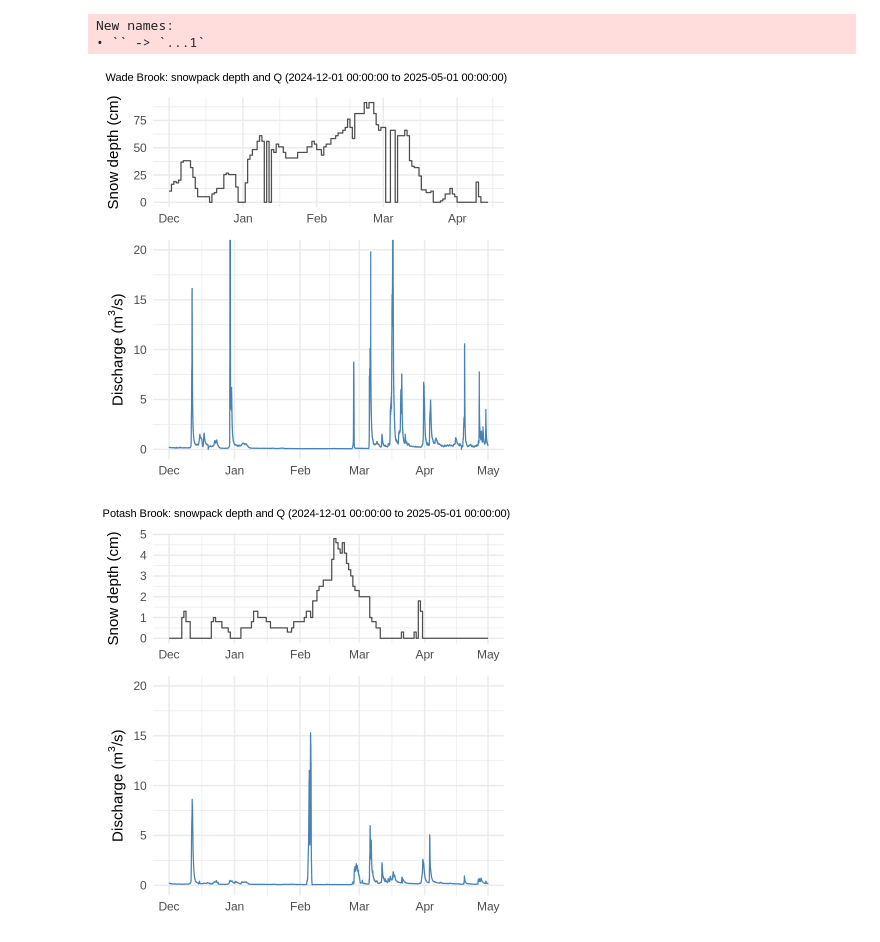
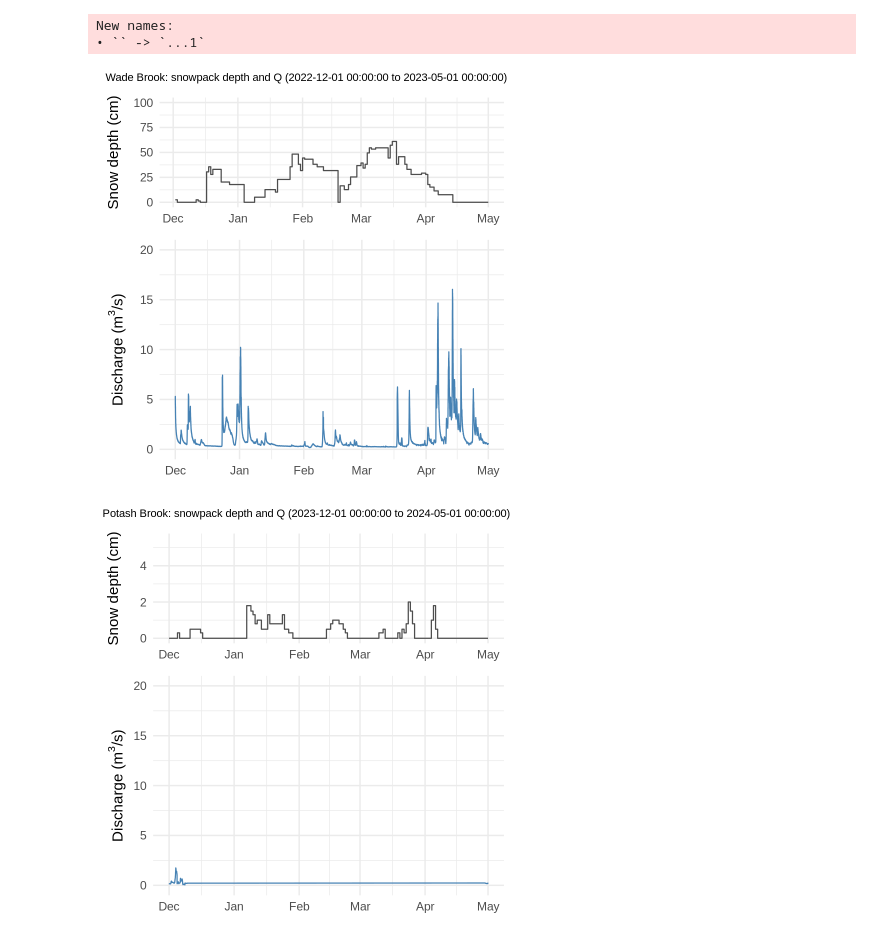
Before and after one commit to MeganEDuffy/EMMA, a Jupyter notebook: isco_metadata/hydrographs/Hydrograph-Snowdepth.ipynb, the cells around one changed output. Drawn from its saved outputs; the diff is of its cells as text; code cells hidden in the pictures.

Commit message:
added y snow max

```diff
--- a/isco_metadata/hydrographs/Hydrograph-Snowdepth.ipynb
+++ b/isco_metadata/hydrographs/Hydrograph-Snowdepth.ipynb
@@ -27,6 +27,7 @@ plot_discharge <- function(
   start_datetime,
   end_datetime,
   y_max = NULL,
+  y_snow_max = NULL,
   output_dir = NULL,
   text_scale = 1,
   snowpack_file = NULL,
@@ -113,6 +114,11 @@ if (!is.null(snowpack_file)) {
     ) +
     theme_minimal(base_size = base_text_size)
 
+  if (!is.null(y_snow_max)) {
+    snowpack_plot <- snowpack_plot +
+      coord_cartesian(ylim = c(0, y_snow_max))
+  }
+
   final_plot <-
     snowpack_plot /
     discharge_plot +
@@ -179,23 +185,24 @@ if (!is.null(snowpack_file)) {
 # %%
 # Set working directory
 setwd("~/OneDrive/git-repos/LCBP-interannual-EMMAs/Data//StreamSensor_data/")
 
 plot_discharge(
   file = "Discharge.Discharge_cms@Wade_Brook.20221001.csv",
   stream_name = "Wade Brook",
-  start_datetime = "2024-12-01 00:00:00",
-  end_datetime = "2025-05-01 00:00:00",
+  start_datetime = "2022-12-01 00:00:00",
+  end_datetime = "2023-05-01 00:00:00",
   y_max = 20,
+  y_snow_max = 100,
   text_scale = 1.5,
   snowpack_file = "~/OneDrive/git-repos/LCBP-interannual-EMMAs/Data/Met_data/Wade_cocorahs-vt-fr-30-20221115-20250414.csv",
   snowpack_datetime_col = "datetime",
   snowpack_depth_col = "snowpack_cm",
   output_dir = "~/OneDrive/git-repos/LCBP-interannual-EMMAs/Output/Hydrographs/"
 )
 # %% [output]
 New names:
 • `` -> `...1`
-[figure, old version]
+[figure, new version]
 # %%
 # Set working directory
 setwd("~/OneDrive/git-repos/LCBP-interannual-EMMAs/Data/StreamSensor_data/")
@@ -203,9 +210,10 @@ setwd("~/OneDrive/git-repos/LCBP-interannual-EMMAs/Data/StreamSensor_data/")
 plot_discharge(
   file = "Discharge.Discharge_Updated@Potash_Brook.20221001.csv",
   stream_name = "Potash Brook",
-  start_datetime = "2024-12-01 00:00:00",
-  end_datetime = "2025-05-01 00:00:00",
+  start_datetime = "2023-12-01 00:00:00",
+  end_datetime = "2024-05-01 00:00:00",
   y_max = 20,
+  y_snow_max = 5.5,
   text_scale = 1.5,
   snowpack_file = "~/OneDrive/git-repos/LCBP-interannual-EMMAs/Data/Met_data/Potash_KBTV-GHCN-Daily-WY22-WY25.csv",
   snowpack_datetime_col = "DATE",
@@ -213,4 +221,4 @@ plot_discharge(
   output_dir = "~/OneDrive/git-repos/LCBP-interannual-EMMAs/Output/Hydrographs/"
 )
 # %% [output]
-[figure, old version]
+[figure, new version]
```
